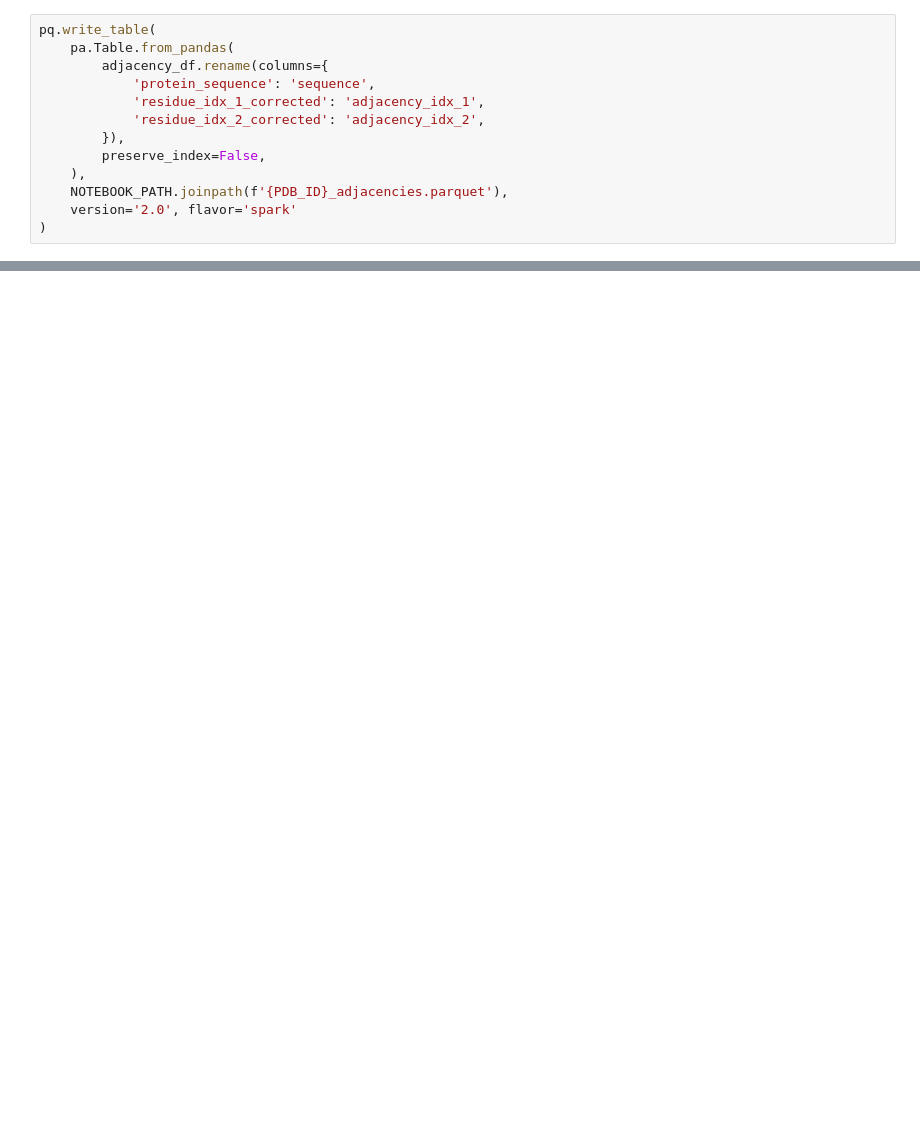
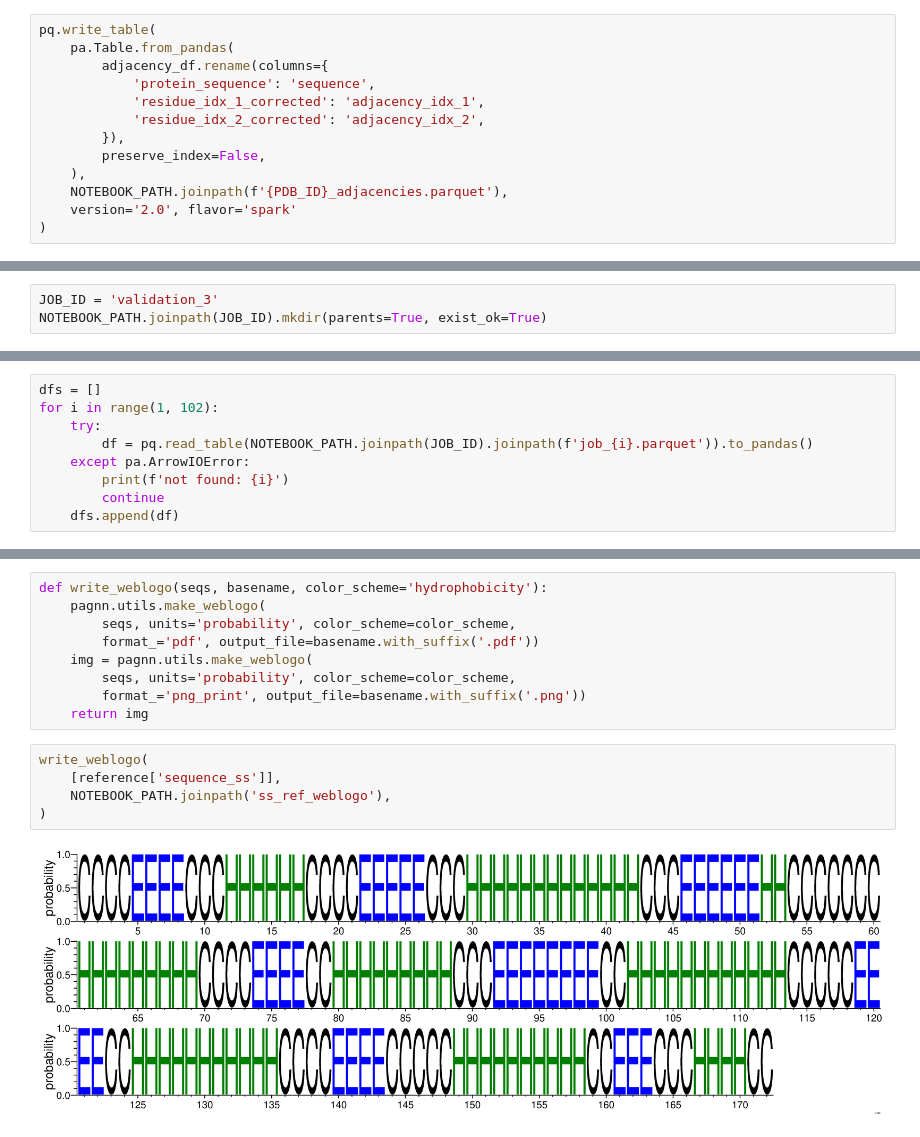
Before and after one commit to ostrokach/protein-adjacency-net, a Jupyter notebook: notebooks/07-evaluate_tim_barrel.ipynb, the cells around one changed output, grey strips where cells are left out. Drawn from its saved outputs; the diff is of its cells as text; blank space fills up the shorter version.

```diff
--- a/notebooks/07-evaluate_tim_barrel.ipynb
+++ b/notebooks/07-evaluate_tim_barrel.ipynb
@@ -391,0 +347,3 @@ pagnn.utils.make_weblogo(
+# %%
+JOB_ID = 'validation_3'
+NOTEBOOK_PATH.joinpath(JOB_ID).mkdir(parents=True, exist_ok=True)
@@ -391,0 +398,9 @@ pagnn.utils.make_weblogo(
+# %%
+dfs = []
+for i in range(1, 102):
+    try:
+        df = pq.read_table(NOTEBOOK_PATH.joinpath(JOB_ID).joinpath(f'job_{i}.parquet')).to_pandas()
+    except pa.ArrowIOError:
+        print(f'not found: {i}')
+        continue
+    dfs.append(df)
@@ -391,0 +499,16 @@ pagnn.utils.make_weblogo(
+# %%
+def write_weblogo(seqs, basename, color_scheme='hydrophobicity'):
+    pagnn.utils.make_weblogo(
+        seqs, units='probability', color_scheme=color_scheme,
+        format_='pdf', output_file=basename.with_suffix('.pdf'))
+    img = pagnn.utils.make_weblogo(
+        seqs, units='probability', color_scheme=color_scheme,
+        format_='png_print', output_file=basename.with_suffix('.png'))
+    return img
+# %%
+write_weblogo(
+    [reference['sequence_ss']],
+    NOTEBOOK_PATH.joinpath('ss_ref_weblogo'),
+)
+# %% [output]
+[figure, added]
```
Also changed, not shown: parts of 110 cells of this notebook, 9 other files.
